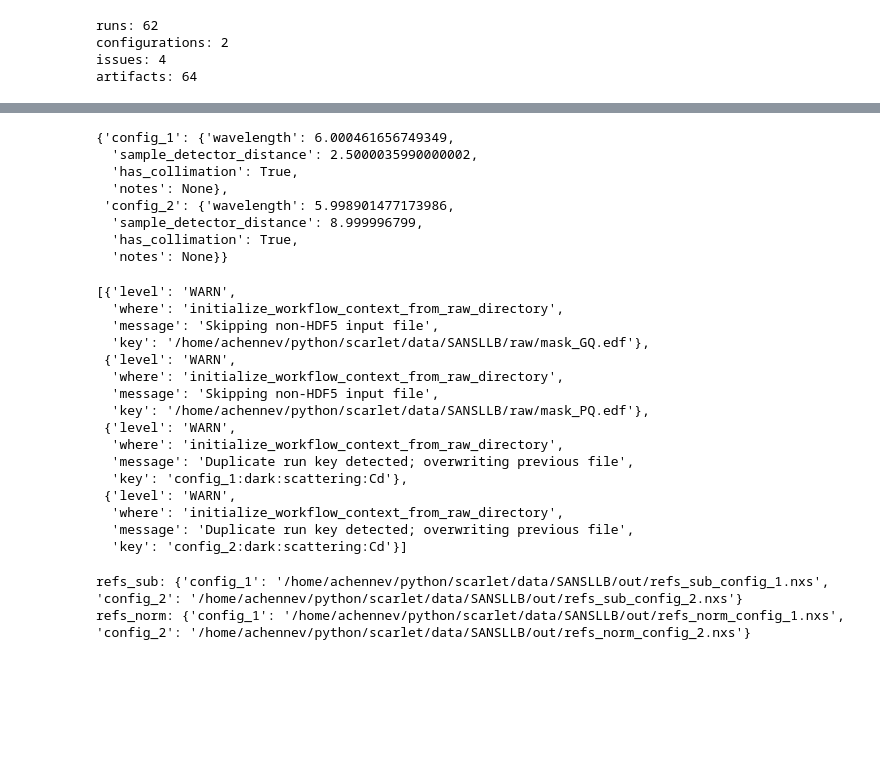
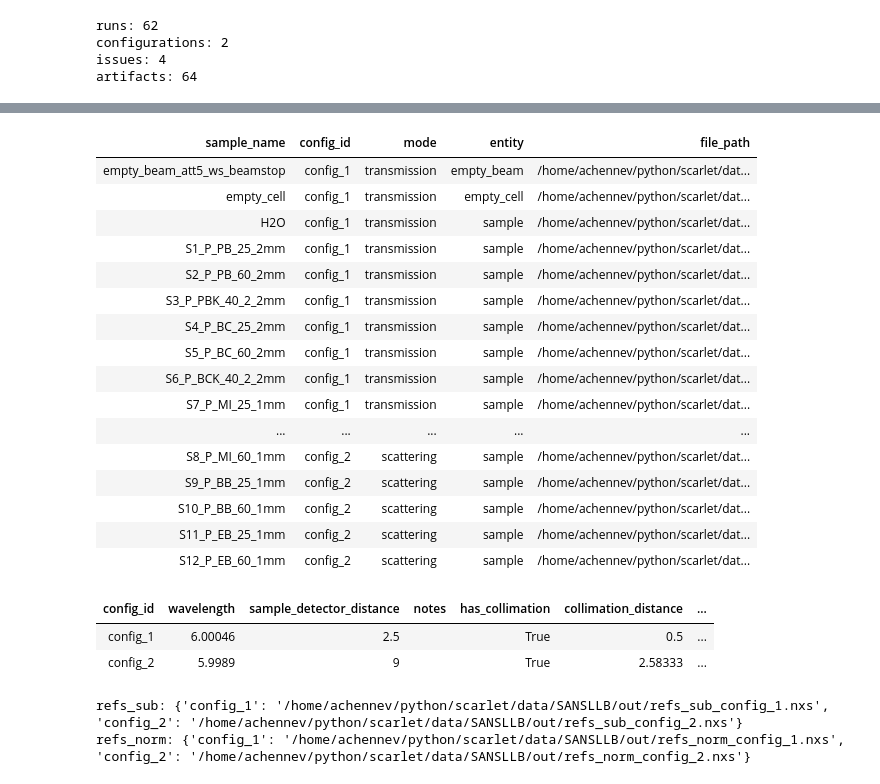
Before and after one commit to hibouchen/scarlet, a Jupyter notebook: notebooks/workflow_context_from_raw.ipynb, the cells around one changed output, grey strips where cells are left out. Drawn from its saved outputs; the diff is of its cells as text; code cells hidden in the pictures; blank space fills up the shorter version.

Commit message:
Update workflow reduction and references

```diff
--- a/notebooks/workflow_context_from_raw.ipynb
+++ b/notebooks/workflow_context_from_raw.ipynb
@@ -84,49 +52,29 @@ sorted(
-# %%
-{
-    config_id: {
-        "wavelength": cfg.wavelength,
-        "sample_detector_distance": cfg.sample_detector_distance,
-        "has_collimation": cfg.collimation is not None,
-        "notes": cfg.notes,
-    }
-    for config_id, cfg in w.configurations.items()
-}
-# %% [output]
-{'config_1': {'wavelength': 6.000461656749349,
-  'sample_detector_distance': 2.5000035990000002,
-  'has_collimation': True,
-  'notes': None},
- 'config_2': {'wavelength': 5.998901477173986,
-  'sample_detector_distance': 8.999996799,
-  'has_collimation': True,
-  'notes': None}}
-# %%
-[
-    {
-        "level": issue.level,
-        "where": issue.where,
-        "message": issue.message,
-        "key": issue.key,
-    }
-    for issue in w.issues
-]
-# %% [output]
-[{'level': 'WARN',
-  'where': 'initialize_workflow_context_from_raw_directory',
-  'message': 'Skipping non-HDF5 input file',
-  'key': '/home/achennev/python/scarlet/data/SANSLLB/raw/mask_GQ.edf'},
- {'level': 'WARN',
-  'where': 'initialize_workflow_context_from_raw_directory',
-  'message': 'Skipping non-HDF5 input file',
-  'key': '/home/achennev/python/scarlet/data/SANSLLB/raw/mask_PQ.edf'},
- {'level': 'WARN',
-  'where': 'initialize_workflow_context_from_raw_directory',
-  'message': 'Duplicate run key detected; overwriting previous file',
-  'key': 'config_1:dark:scattering:Cd'},
- {'level': 'WARN',
-  'where': 'initialize_workflow_context_from_raw_directory',
-  'message': 'Duplicate run key detected; overwriting previous file',
-  'key': 'config_2:dark:scattering:Cd'}]
+# %%
+w.runs_table()
+# %% [output]
+| sample_name | config_id | mode | entity | file_path |
+| empty_beam_att5_ws_beamstop | config_1 | transmission | empty_beam | /home/achennev/python/scarlet/dat... |
+| empty_cell | config_1 | transmission | empty_cell | /home/achennev/python/scarlet/dat... |
+| H2O | config_1 | transmission | sample | /home/achennev/python/scarlet/dat... |
+| S1_P_PB_25_2mm | config_1 | transmission | sample | /home/achennev/python/scarlet/dat... |
+| S2_P_PB_60_2mm | config_1 | transmission | sample | /home/achennev/python/scarlet/dat... |
+| S3_P_PBK_40_2_2mm | config_1 | transmission | sample | /home/achennev/python/scarlet/dat... |
+| S4_P_BC_25_2mm | config_1 | transmission | sample | /home/achennev/python/scarlet/dat... |
+| S5_P_BC_60_2mm | config_1 | transmission | sample | /home/achennev/python/scarlet/dat... |
+| S6_P_BCK_40_2_2mm | config_1 | transmission | sample | /home/achennev/python/scarlet/dat... |
+| S7_P_MI_25_1mm | config_1 | transmission | sample | /home/achennev/python/scarlet/dat... |
+| ... | ... | ... | ... | ... |
+| S8_P_MI_60_1mm | config_2 | scattering | sample | /home/achennev/python/scarlet/dat... |
+| S9_P_BB_25_1mm | config_2 | scattering | sample | /home/achennev/python/scarlet/dat... |
+| S10_P_BB_60_1mm | config_2 | scattering | sample | /home/achennev/python/scarlet/dat... |
+| S11_P_EB_25_1mm | config_2 | scattering | sample | /home/achennev/python/scarlet/dat... |
+| S12_P_EB_60_1mm | config_2 | scattering | sample | /home/achennev/python/scarlet/dat... |
+# %%
+w.configurations_table()
+# %% [output]
+| config_id | wavelength | sample_detector_distance | notes | has_collimation | collimation_distance | ... |
+| config_1 | 6.00046 | 2.5 |  | True | 0.5 | ... |
+| config_2 | 5.9989 | 9 |  | True | 2.58333 | ... |
 # %%
 from scarlet.workflow.context import generate_reference_files_from_workflow_context
 
```
Also changed, not shown: parts of 12 cells of this notebook, 11 other files.
